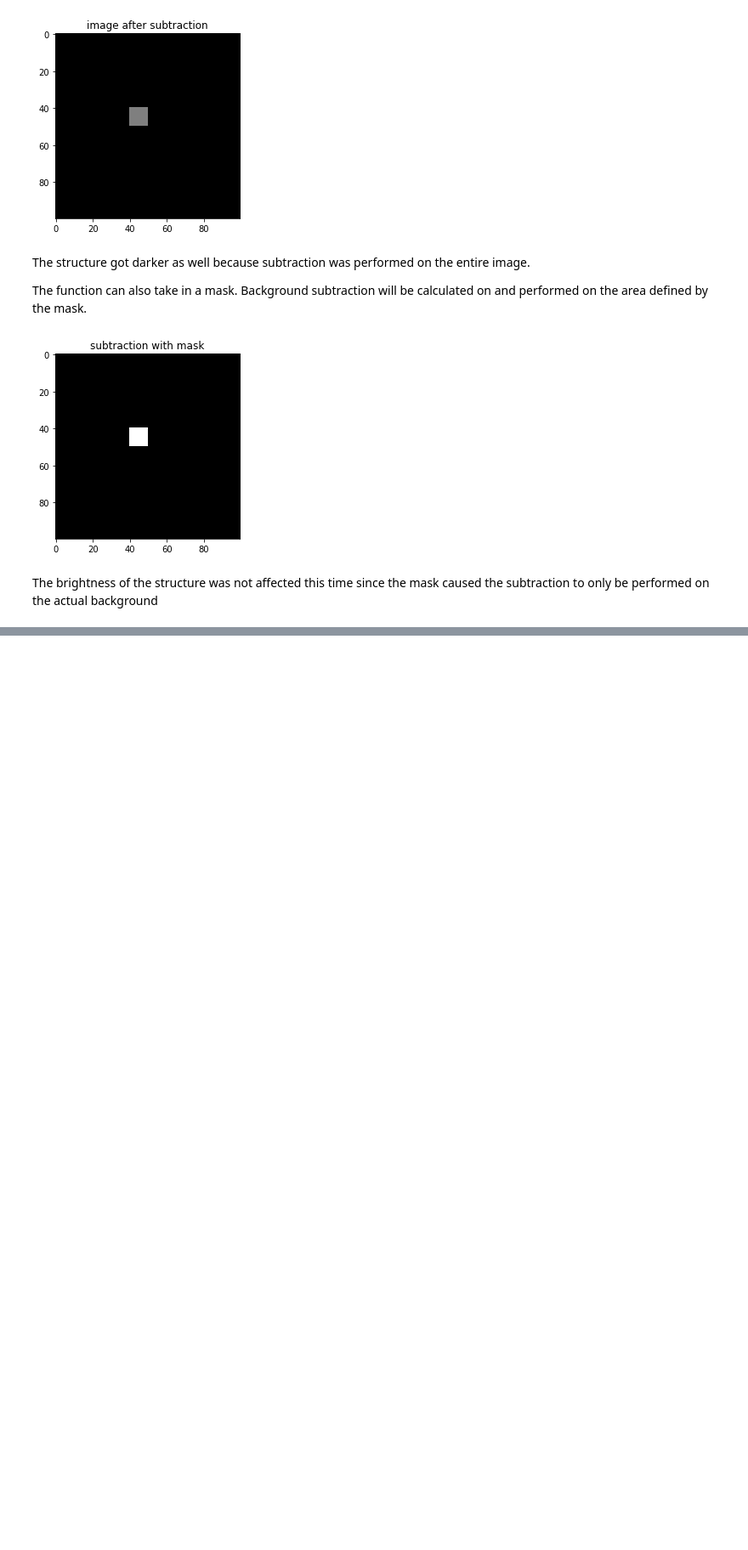
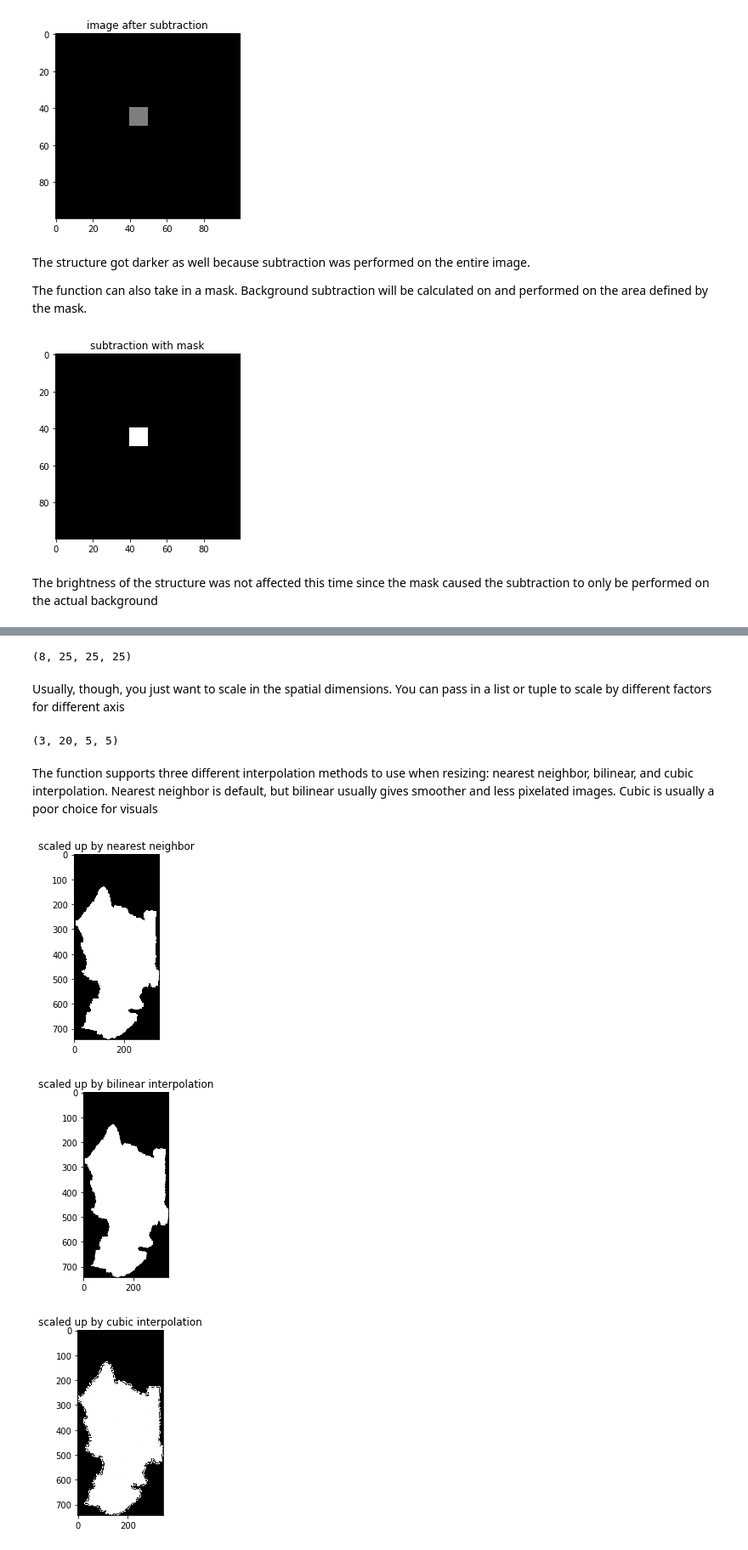
Before and after one commit to AllenCellModeling/aicsimage, a Jupyter notebook: Aicsimage Processing Guide.ipynb, the cells around one changed output, grey strips where cells are left out. Shown at 85% size. Saved outputs shown, nothing was run; the diff lists cells and outputs as text; code cells hidden in the pictures; blank space fills up the shorter version.

```diff
--- a/Aicsimage Processing Guide.ipynb
+++ b/Aicsimage Processing Guide.ipynb
@@ -404,0 +412,30 @@ The brightness of the structure was not affected this time since the mask caused
+# %%
+img = np.empty((3, 10, 10, 10))
+# scale every axis by 2.5
+res = proc.resize(img, 2.5)
+print(res.shape)
+# %% [output]
+(8, 25, 25, 25)
+# %% [markdown]
+Usually, though, you just want to scale in the spatial dimensions. You can pass in a list or tuple to scale by different factors for different axis
+# %%
+# leave the color axis the same, double the Z axis, and halve the Y and X axes
+res = proc.resize(img, (1, 2, 0.5, 0.5))
+print(res.shape)
+# %% [output]
+(3, 20, 5, 5)
+# %% [markdown]
+The function supports three different interpolation methods to use when resizing: nearest neighbor, bilinear, and cubic interpolation. Nearest neighbor is default, but bilinear usually gives smoother and less pixelated images. Cubic is usually a poor choice for visuals
+# %%
+img = proc.imgtoprojection(cell)
+
+big_img = proc.resize(img, (1, 2, 2))
+show(big_img, "scaled up by nearest neighbor")
+big_img = proc.resize(img, (1, 2, 2), "bilinear")
+show(big_img, "scaled up by bilinear interpolation")
+big_img = proc.resize(img, (1, 2, 2), "cubic")
+show(big_img, "scaled up by cubic interpolation")
+# %% [output]
+[figure, added]
+[figure, added]
+[figure, added]
```
Also changed, not shown: parts of 6 cells of this notebook, 2 other files.
